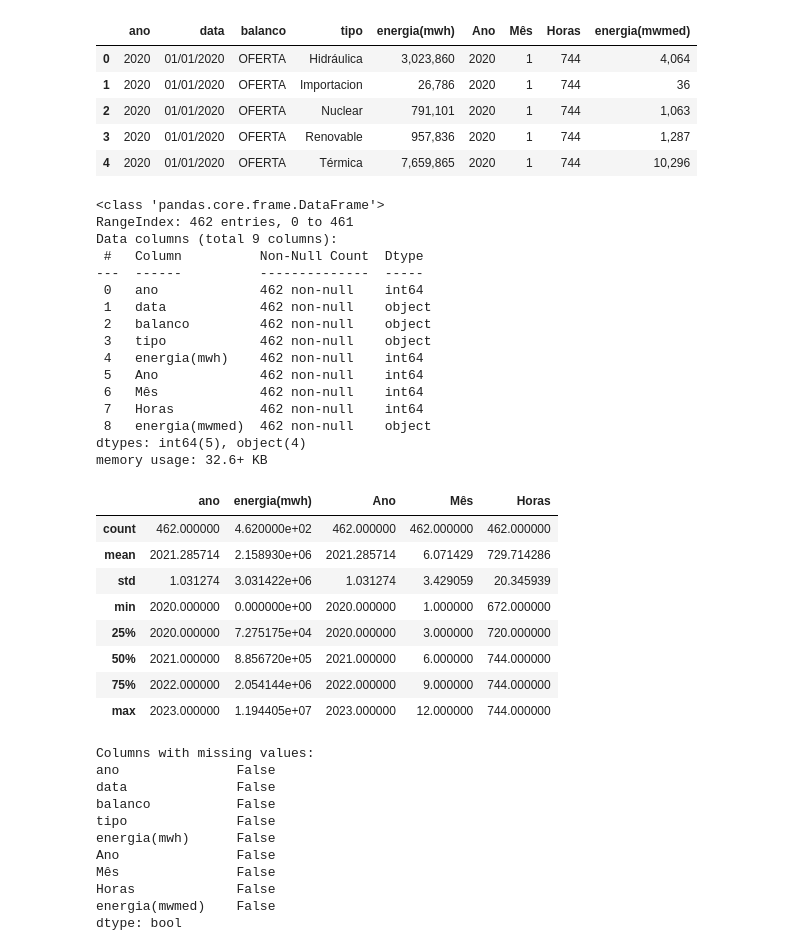
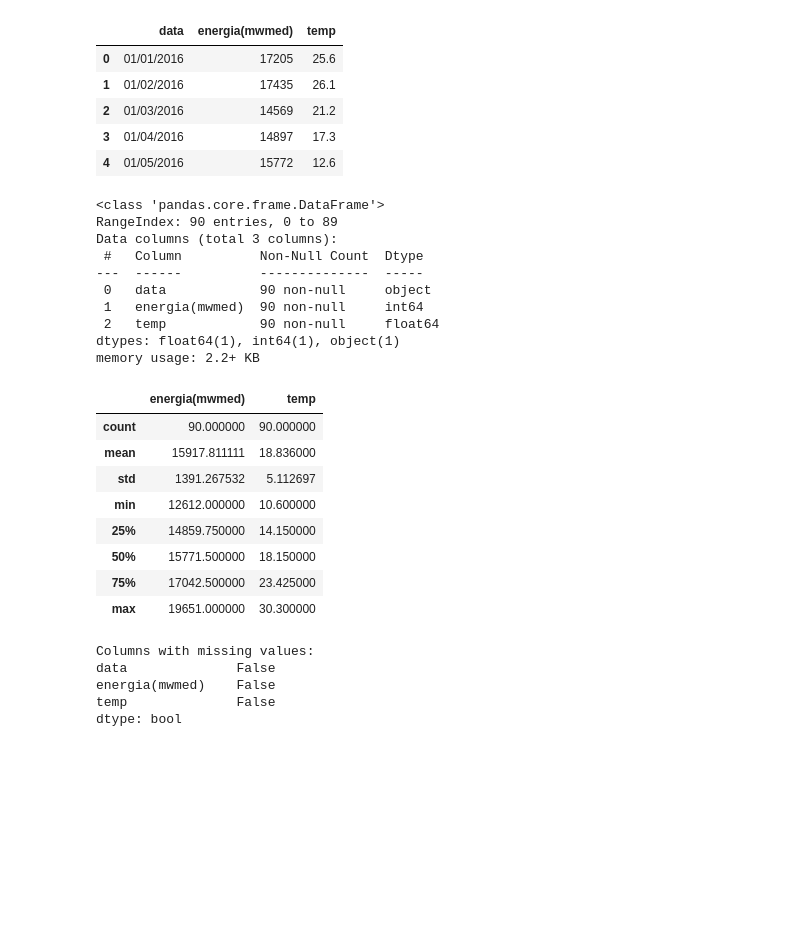
Before and after one commit to SprinterClimb/Energy_load_prediction, a Jupyter notebook: balaco mensal/Regression monthly.ipynb, the cells around one changed output. Saved outputs shown, nothing was run; the diff lists cells and outputs as text; code cells hidden in the pictures; blank space fills up the shorter version.

```diff
--- a/balaco mensal/Regression monthly.ipynb
+++ b/balaco mensal/Regression monthly.ipynb
@@ -14,63 +14,51 @@ from sklearn.preprocessing import LabelEncoder
 from IPython.core.interactiveshell import InteractiveShell
 InteractiveShell.ast_node_interactivity = "all"
 # %%
-df_init = pd.read_csv('balanco_mensal.csv', delimiter=';', encoding="utf-8")
+df_init = pd.read_csv('db_oferta_groupdata.csv', delimiter=';', encoding="utf-8")
 df_gera = df_init
 df_gera.head()
 
 # converter 'energia(mwh)' para int64
-df_gera['energia(mwh)'] = df_init['energia(mwh)'].str.replace(',', '').astype('int64')
+#df_gera['energia(mwh)'] = df_init['energia(mwh)'].str.replace(',', '').astype('int64')
 
 #Características das variáveis do dataset
 df_gera.info()
 
 #Estatísticas univariadas
 df_gera.describe()
 
 #Checando missing values
 missing = df_gera.isna().any()
 print("Columns with missing values:")
 print(missing)
 # %% [output]
-|  | ano | data | balanco | tipo | energia(mwh) | Ano | Mês | Horas | energia(mwmed) |
-| 0 | 2020 | 01/01/2020 | OFERTA | Hidráulica | 3,023,860 | 2020 | 1 | 744 | 4,064 |
-| 1 | 2020 | 01/01/2020 | OFERTA | Importacion | 26,786 | 2020 | 1 | 744 | 36 |
-| 2 | 2020 | 01/01/2020 | OFERTA | Nuclear | 791,101 | 2020 | 1 | 744 | 1,063 |
-| 3 | 2020 | 01/01/2020 | OFERTA | Renovable | 957,836 | 2020 | 1 | 744 | 1,287 |
-| 4 | 2020 | 01/01/2020 | OFERTA | Térmica | 7,659,865 | 2020 | 1 | 744 | 10,296 |
+|  | data | energia(mwmed) | temp |
+| 0 | 01/01/2016 | 17205 | 25.6 |
+| 1 | 01/02/2016 | 17435 | 26.1 |
+| 2 | 01/03/2016 | 14569 | 21.2 |
+| 3 | 01/04/2016 | 14897 | 17.3 |
+| 4 | 01/05/2016 | 15772 | 12.6 |
 <class 'pandas.core.frame.DataFrame'>
-RangeIndex: 462 entries, 0 to 461
-Data columns (total 9 columns):
+RangeIndex: 90 entries, 0 to 89
+Data columns (total 3 columns):
  #   Column          Non-Null Count  Dtype
 ---  ------          --------------  -----
- 0   ano             462 non-null    int64
- 1   data            462 non-null    object
- 2   balanco         462 non-null    object
- 3   tipo            462 non-null    object
- 4   energia(mwh)    462 non-null    int64
- 5   Ano             462 non-null    int64
- 6   Mês             462 non-null    int64
- 7   Horas           462 non-null    int64
- 8   energia(mwmed)  462 non-null    object
-dtypes: int64(5), object(4)
-memory usage: 32.6+ KB
+ 0   data            90 non-null     object
+ 1   energia(mwmed)  90 non-null     int64
+ 2   temp            90 non-null     float64
+dtypes: float64(1), int64(1), object(1)
+memory usage: 2.2+ KB
-|  | ano | energia(mwh) | Ano | Mês | Horas |
-| count | 462.000000 | 4.620000e+02 | 462.000000 | 462.000000 | 462.000000 |
-| mean | 2021.285714 | 2.158930e+06 | 2021.285714 | 6.071429 | 729.714286 |
-| std | 1.031274 | 3.031422e+06 | 1.031274 | 3.429059 | 20.345939 |
-| min | 2020.000000 | 0.000000e+00 | 2020.000000 | 1.000000 | 672.000000 |
-| 25% | 2020.000000 | 7.275175e+04 | 2020.000000 | 3.000000 | 720.000000 |
-| 50% | 2021.000000 | 8.856720e+05 | 2021.000000 | 6.000000 | 744.000000 |
-| 75% | 2022.000000 | 2.054144e+06 | 2022.000000 | 9.000000 | 744.000000 |
-| max | 2023.000000 | 1.194405e+07 | 2023.000000 | 12.000000 | 744.000000 |
+|  | energia(mwmed) | temp |
+| count | 90.000000 | 90.000000 |
+| mean | 15917.811111 | 18.836000 |
+| std | 1391.267532 | 5.112697 |
+| min | 12612.000000 | 10.600000 |
+| 25% | 14859.750000 | 14.150000 |
+| 50% | 15771.500000 | 18.150000 |
+| 75% | 17042.500000 | 23.425000 |
+| max | 19651.000000 | 30.300000 |
 Columns with missing values:
-ano               False
 data              False
-balanco           False
-tipo              False
-energia(mwh)      False
-Ano               False
-Mês               False
-Horas             False
 energia(mwmed)    False
+temp              False
 dtype: bool
```
Also changed, not shown: parts of 18 cells of this notebook, 2 other files.
